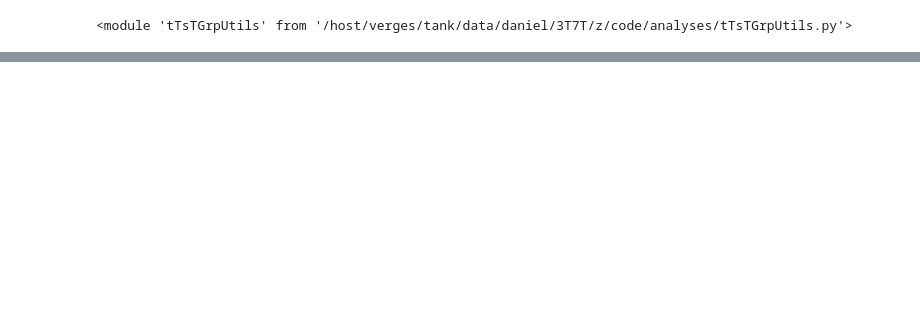
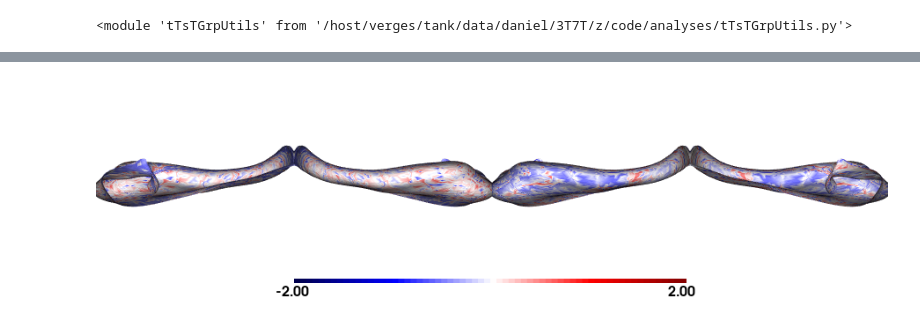
Before and after one commit to mendelsonD/3T7T, a Jupyter notebook: analyses/scratch.ipynb, the cells around one changed output, grey strips where cells are left out. Drawn from its saved outputs; the diff is of its cells as text; code cells hidden in the pictures; blank space fills up the shorter version.

```diff
--- a/analyses/scratch.ipynb
+++ b/analyses/scratch.ipynb
@@ -32,0 +136,16 @@ demographics = {
+# %%
+importlib.reload(tsutil)
+
+item = dStats[18]
+df_name = 'df_d_ic'
+metric = 'd_df_z_TLE_ic_ipsiTo-L'
+print(metric)
+ipsiTo = 'L'
+
+tsutil.itmToVisual(
+                        item=item,
+                        df_name = df_name,
+                        metric = metric,
+                        ipsiTo = ipsiTo
+                        )
+# %% [output]
@@ -32,0 +154 @@ demographics = {
+[figure, added]
```
Also changed, not shown: parts of 7 cells of this notebook, 12 other files.
